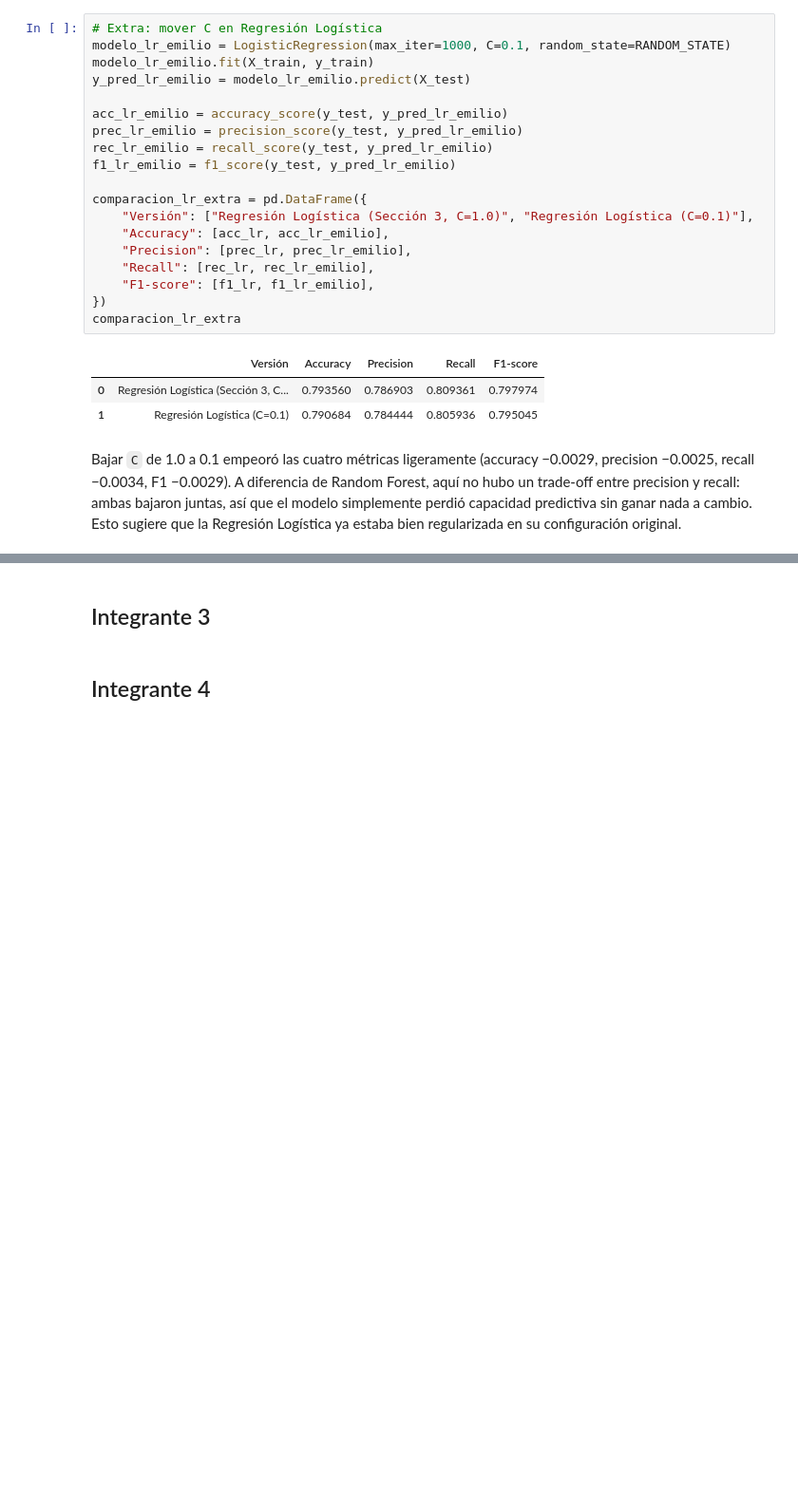
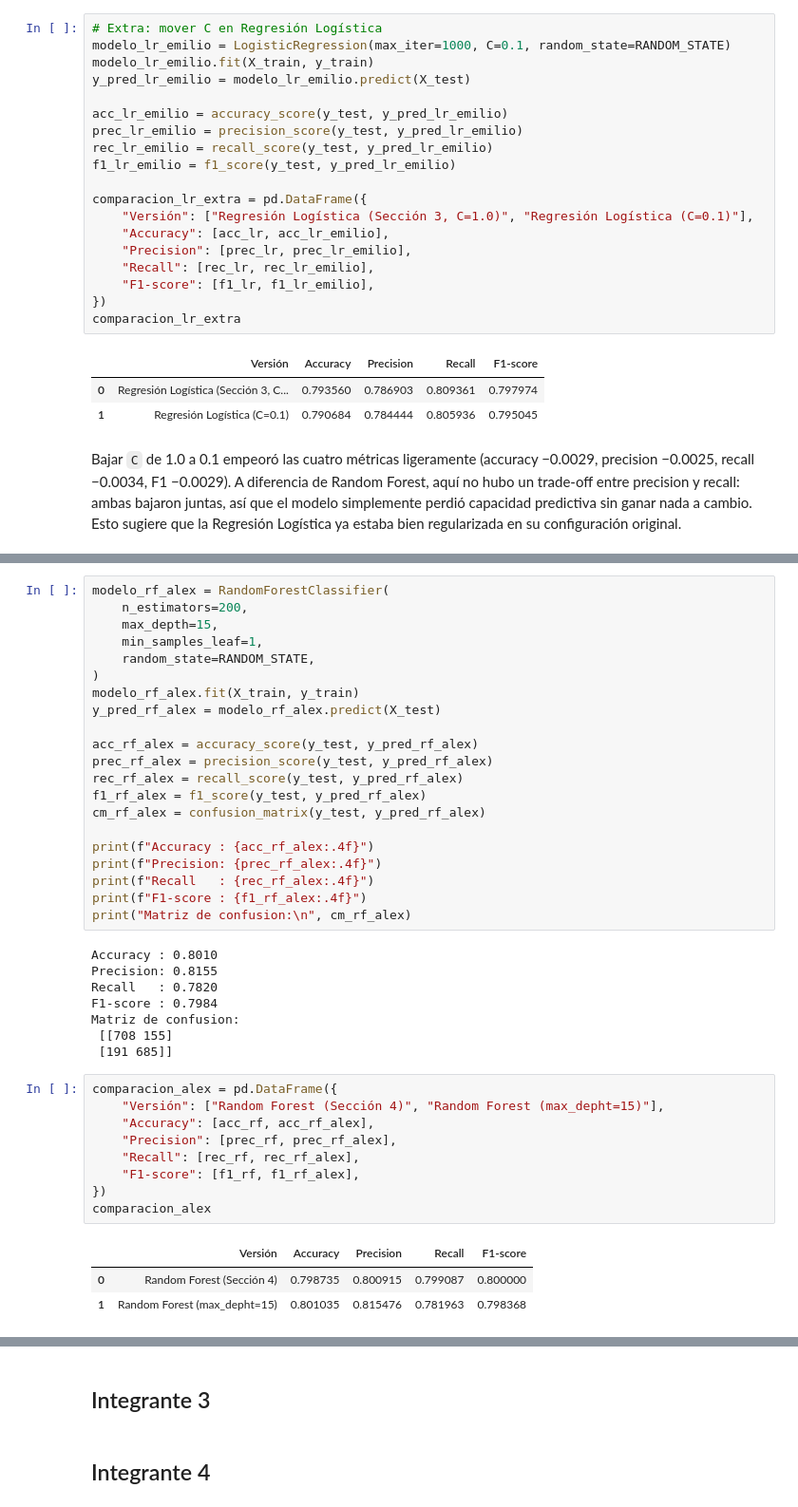
Before and after one commit to A01801224/TC3009C-RI, a Jupyter notebook: Notebooks/Reto_Segundo_Avance.ipynb, the cells around one changed output, grey strips where cells are left out. Shown at 95% size. Saved outputs shown, nothing was run; the diff lists cells and outputs as text; blank space fills up the shorter version.

Commit message:
avance_alex

```diff
--- a/Notebooks/Reto_Segundo_Avance.ipynb
+++ b/Notebooks/Reto_Segundo_Avance.ipynb
@@ -362,0 +369,42 @@ bien regularizada en su configuración original.
+# %%
+modelo_rf_alex = RandomForestClassifier(
+    n_estimators=200,
+    max_depth=15,
+    min_samples_leaf=1,
+    random_state=RANDOM_STATE,
+)
+modelo_rf_alex.fit(X_train, y_train)
+y_pred_rf_alex = modelo_rf_alex.predict(X_test)
+
+acc_rf_alex = accuracy_score(y_test, y_pred_rf_alex)
+prec_rf_alex = precision_score(y_test, y_pred_rf_alex)
+rec_rf_alex = recall_score(y_test, y_pred_rf_alex)
+f1_rf_alex = f1_score(y_test, y_pred_rf_alex)
+cm_rf_alex = confusion_matrix(y_test, y_pred_rf_alex)
+
+print(f"Accuracy : {acc_rf_alex:.4f}")
+print(f"Precision: {prec_rf_alex:.4f}")
+print(f"Recall   : {rec_rf_alex:.4f}")
+print(f"F1-score : {f1_rf_alex:.4f}")
+print("Matriz de confusion:\n", cm_rf_alex)
+# %% [output]
+Accuracy : 0.8010
+Precision: 0.8155
+Recall   : 0.7820
+F1-score : 0.7984
+Matriz de confusion:
+ [[708 155]
+ [191 685]]
+# %%
+comparacion_alex = pd.DataFrame({
+    "Versión": ["Random Forest (Sección 4)", "Random Forest (max_depht=15)"],
+    "Accuracy": [acc_rf, acc_rf_alex],
+    "Precision": [prec_rf, prec_rf_alex],
+    "Recall": [rec_rf, rec_rf_alex],
+    "F1-score": [f1_rf, f1_rf_alex],
+})
+comparacion_alex
+# %% [output]
+|  | Versión | Accuracy | Precision | Recall | F1-score |
+| 0 | Random Forest (Sección 4) | 0.798735 | 0.800915 | 0.799087 | 0.800000 |
+| 1 | Random Forest (max_depht=15) | 0.801035 | 0.815476 | 0.781963 | 0.798368 |
```
Also changed, not shown: parts of 4 cells of this notebook.
